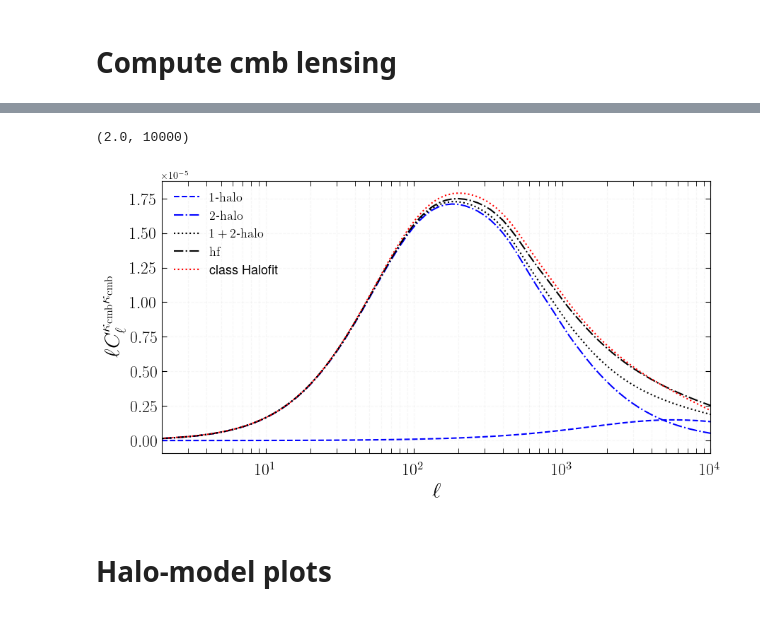
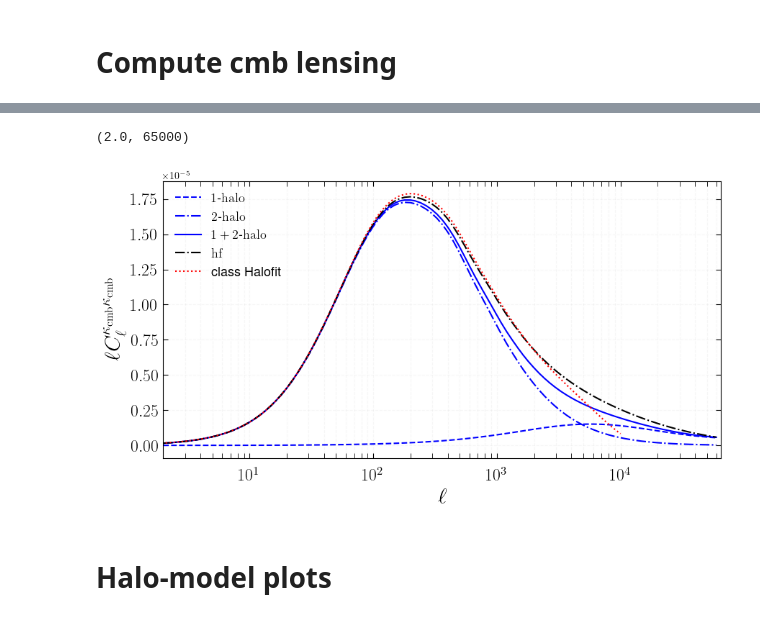
Before and after one commit to CLASS-SZ/notebooks, a Jupyter notebook: class_sz_cmblensing_halomodel.ipynb, the cells around one changed output, grey strips where cells are left out. Cells and saved outputs as stored; diff of their text form; code cells hidden in the pictures.

```diff
--- a/class_sz_cmblensing_halomodel.ipynb
+++ b/class_sz_cmblensing_halomodel.ipynb
@@ -219,40 +318,40 @@ ax.grid( b=True, which="both", alpha=0.1, linestyle='--')
 
 ax.set_ylabel(r"$\ell C_\ell^{\kappa_\mathrm{cmb}\kappa_\mathrm{cmb}}$",size=title_size)
 ax.set_xlabel(r"$\ell$",size=title_size)
 
 ell = np.asarray(cl_kk_hm()['ell'])
 fac = ell*(ell+1.)/2./np.pi
 cl_kk_1h = np.asarray(cl_kk_hm()['1h'])
 cl_kk_2h = np.asarray(cl_kk_hm()['2h'])
 # cl_kk_hf = np.asarray(cl_kk_hm()['hf'])
 
 # # ell = np.asarray(cl_gg()['ell'])
 # cl_km_1h = np.asarray(cl_km()['1h'])
 # cl_km_2h = np.asarray(cl_km()['2h'])
 
-ax.plot(ell,ell*cl_kk_1h/fac,ls='--',c='b',label=r'$\mathrm{1}$-$\mathrm{halo}$')
-ax.plot(ell,ell*cl_kk_2h/fac,ls='-.',c='b',label=r'$\mathrm{2}$-$\mathrm{halo}$')
-ax.plot(ell,ell*cl_kk_2h/fac+ell*cl_kk_1h/fac,ls=':',c='k',label=r'$\mathrm{1+2}$-$\mathrm{halo}$')
-ax.plot(ell,ell*cl_kk_hf/fac,ls='-.',c='k',label=r'$\mathrm{hf}$')
+ax.plot(ell,ell**1*cl_kk_1h/fac,ls='--',c='b',label=r'$\mathrm{1}$-$\mathrm{halo}$')
+ax.plot(ell,ell**1*cl_kk_2h/fac,ls='-.',c='b',label=r'$\mathrm{2}$-$\mathrm{halo}$')
+ax.plot(ell,ell**1*cl_kk_2h/fac+ell*1*cl_kk_1h/fac,ls='-',c='b',label=r'$\mathrm{1+2}$-$\mathrm{halo}$')
+ax.plot(ell,ell**1*cl_kk_hf/fac,ls='-.',c='k',label=r'$\mathrm{hf}$')
 # M.raw_cl()['ell']
 # M.raw_cl()['pp']
 
 class_cls, = ax.plot(Mclass.lensed_cl()['ell'],
                      Mclass.lensed_cl()['ell']*Mclass.lensed_cl()['pp']*(Mclass.lensed_cl()['ell']*(Mclass.lensed_cl()['ell']+1.)/2.)**2.,
                      ls=':',c='r',label=r'class Halofit')
 
 
 plt.legend(frameon=True,framealpha=0,ncol=1,fontsize=13,loc=2)
 
 ax.set_xscale('log')
 # ax.set_yscale('log')
 
-ax.set_xlim(2e0,10000)
+ax.set_xlim(2e0,65000)
 # ax.set_ylim(2e-11,1.e-6)
 # plt.savefig(path_to_kSZ2X_2022+'clkk_so_s4.pdf')
 # %% [output]
-(2.0, 10000)
+(2.0, 65000)
-[figure, old version]
+[figure, new version]
 # %% [markdown]
 # Halo-model plots
 # %%
```
Also changed, not shown: parts of 14 cells of this notebook, 1 other file.
